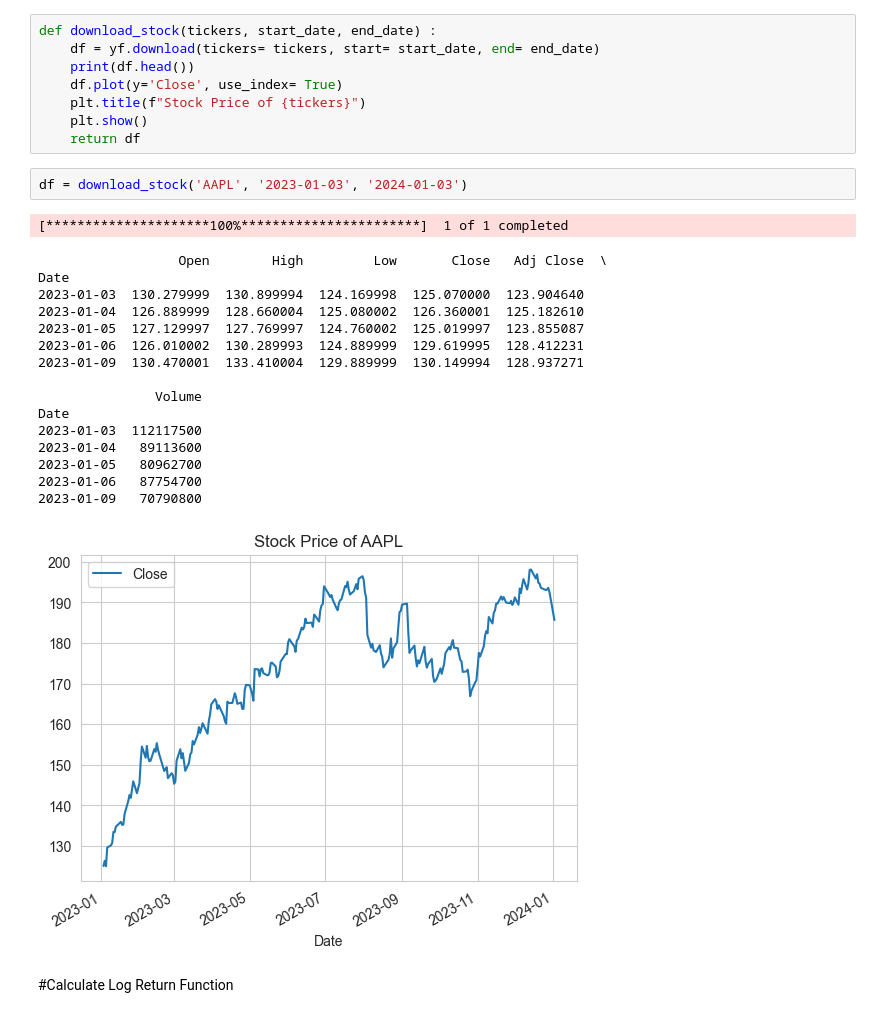
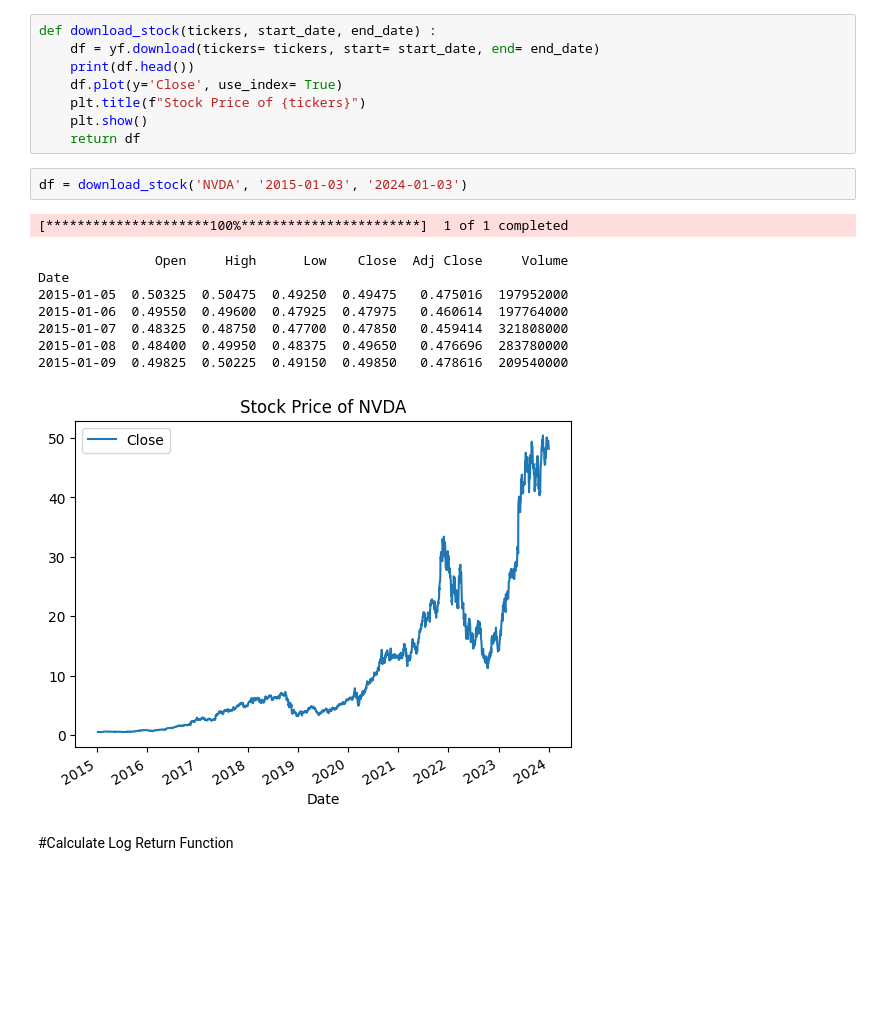
Before and after one commit to guillian31/Monte-Carlo-Project, a Jupyter notebook: PROJET 3.ipynb, the cells around one changed output. Cells and saved outputs as stored; diff of their text form; blank space fills up the shorter version.

```diff
--- a/PROJET 3.ipynb
+++ b/PROJET 3.ipynb
@@ -17,25 +17,17 @@ def download_stock(tickers, start_date, end_date) :
     plt.show()
     return df
 # %%
-df = download_stock('AAPL', '2023-01-03', '2024-01-03')
+df = download_stock('NVDA', '2015-01-03', '2024-01-03')
 # %% [output]
 [*********************100%***********************]  1 of 1 completed
-                  Open        High         Low       Close   Adj Close  \
+               Open     High      Low    Close  Adj Close     Volume
 Date
-2023-01-03  130.279999  130.899994  124.169998  125.070000  123.904640
-2023-01-04  126.889999  128.660004  125.080002  126.360001  125.182610
-2023-01-05  127.129997  127.769997  124.760002  125.019997  123.855087
-2023-01-06  126.010002  130.289993  124.889999  129.619995  128.412231
-2023-01-09  130.470001  133.410004  129.889999  130.149994  128.937271
-
-               Volume
-Date
-2023-01-03  112117500
-2023-01-04   89113600
-2023-01-05   80962700
-2023-01-06   87754700
-2023-01-09   70790800
+2015-01-05  0.50325  0.50475  0.49250  0.49475   0.475016  197952000
+2015-01-06  0.49550  0.49600  0.47925  0.47975   0.460614  197764000
+2015-01-07  0.48325  0.48750  0.47700  0.47850   0.459414  321808000
+2015-01-08  0.48400  0.49950  0.48375  0.49650   0.476696  283780000
+2015-01-09  0.49825  0.50225  0.49150  0.49850   0.478616  209540000
-[figure, old version]
+[figure, new version]
 # %% [markdown]
 #Calculate Log Return Function
 # %%
```
Also changed, not shown: parts of 5 cells of this notebook.
